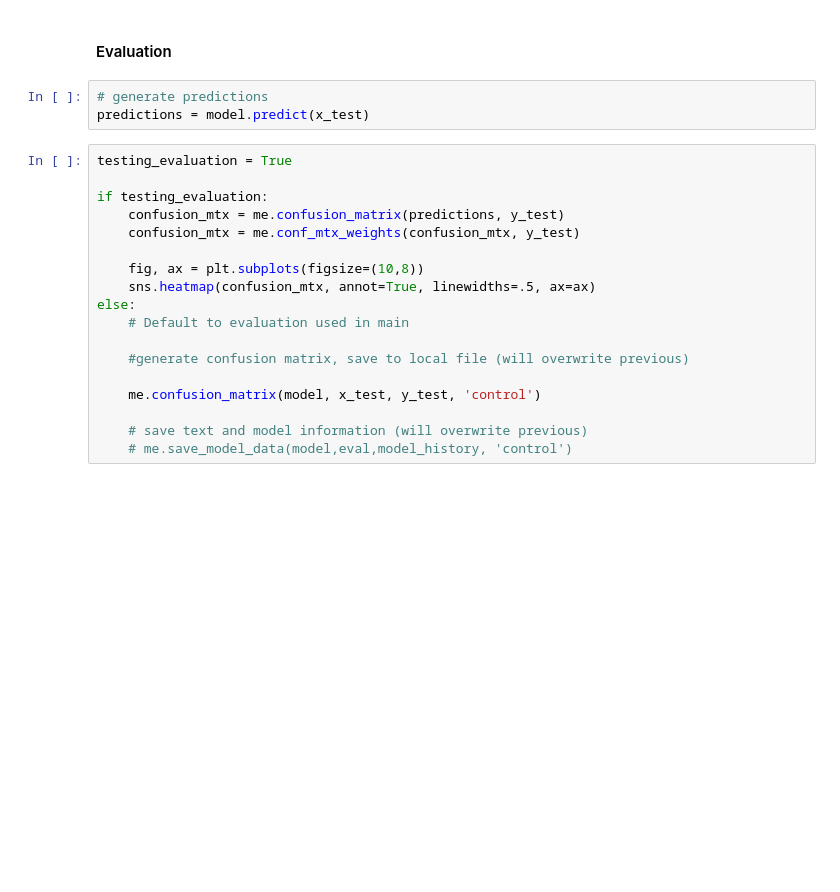
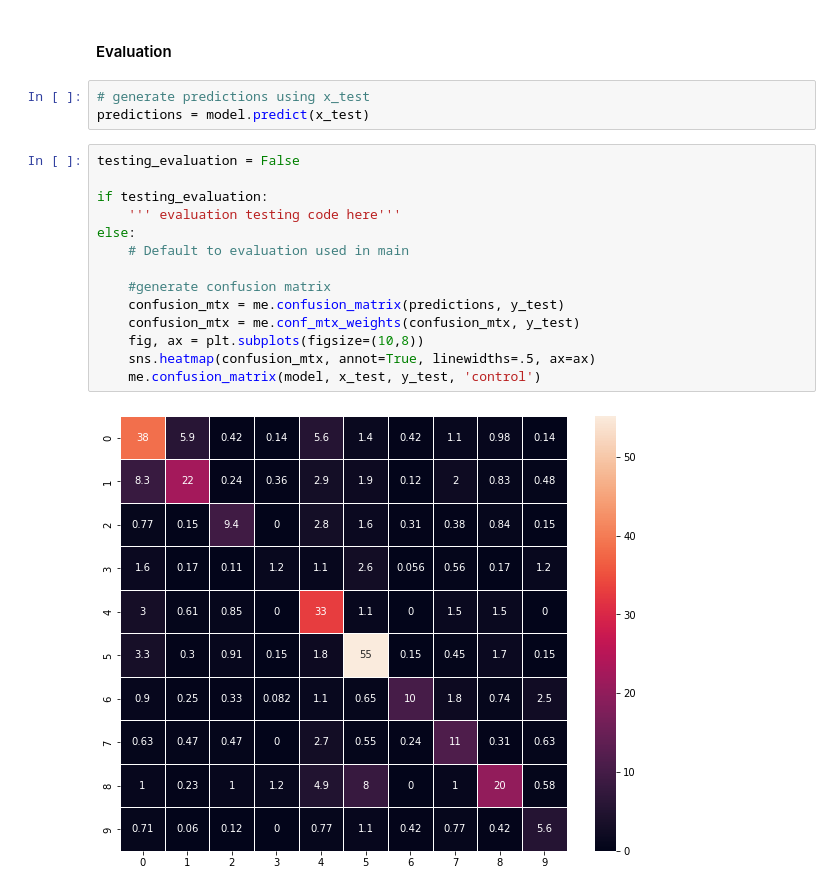
Before and after one commit to Epicosp/TextML, a Jupyter notebook: prototype.ipynb, the cells around one changed output. Cells and saved outputs as stored; diff of their text form; blank space fills up the shorter version.

Commit message:
fixes in prototype and model_eval

```diff
--- a/prototype.ipynb
+++ b/prototype.ipynb
@@ -73,23 +73,21 @@ model loaded
 # %% [markdown]
 #### Evaluation
 # %%
-# generate predictions
+# generate predictions using x_test
 predictions = model.predict(x_test)
 # %%
-testing_evaluation = True
+testing_evaluation = False
 
 if testing_evaluation:
-    confusion_mtx = me.confusion_matrix(predictions, y_test)
-    confusion_mtx = me.conf_mtx_weights(confusion_mtx, y_test)
-
-    fig, ax = plt.subplots(figsize=(10,8))
-    sns.heatmap(confusion_mtx, annot=True, linewidths=.5, ax=ax)
+    ''' evaluation testing code here'''
 else:
     # Default to evaluation used in main
 
-    #generate confusion matrix, save to local file (will overwrite previous)
-
+    #generate confusion matrix
+    confusion_mtx = me.confusion_matrix(predictions, y_test)
+    confusion_mtx = me.conf_mtx_weights(confusion_mtx, y_test)
+    fig, ax = plt.subplots(figsize=(10,8))
+    sns.heatmap(confusion_mtx, annot=True, linewidths=.5, ax=ax)
     me.confusion_matrix(model, x_test, y_test, 'control')
-
-    # save text and model information (will overwrite previous)
-    # me.save_model_data(model,eval,model_history, 'control')
+# %% [output]
+[figure, added]
```
Also changed, not shown: 1 other file.
